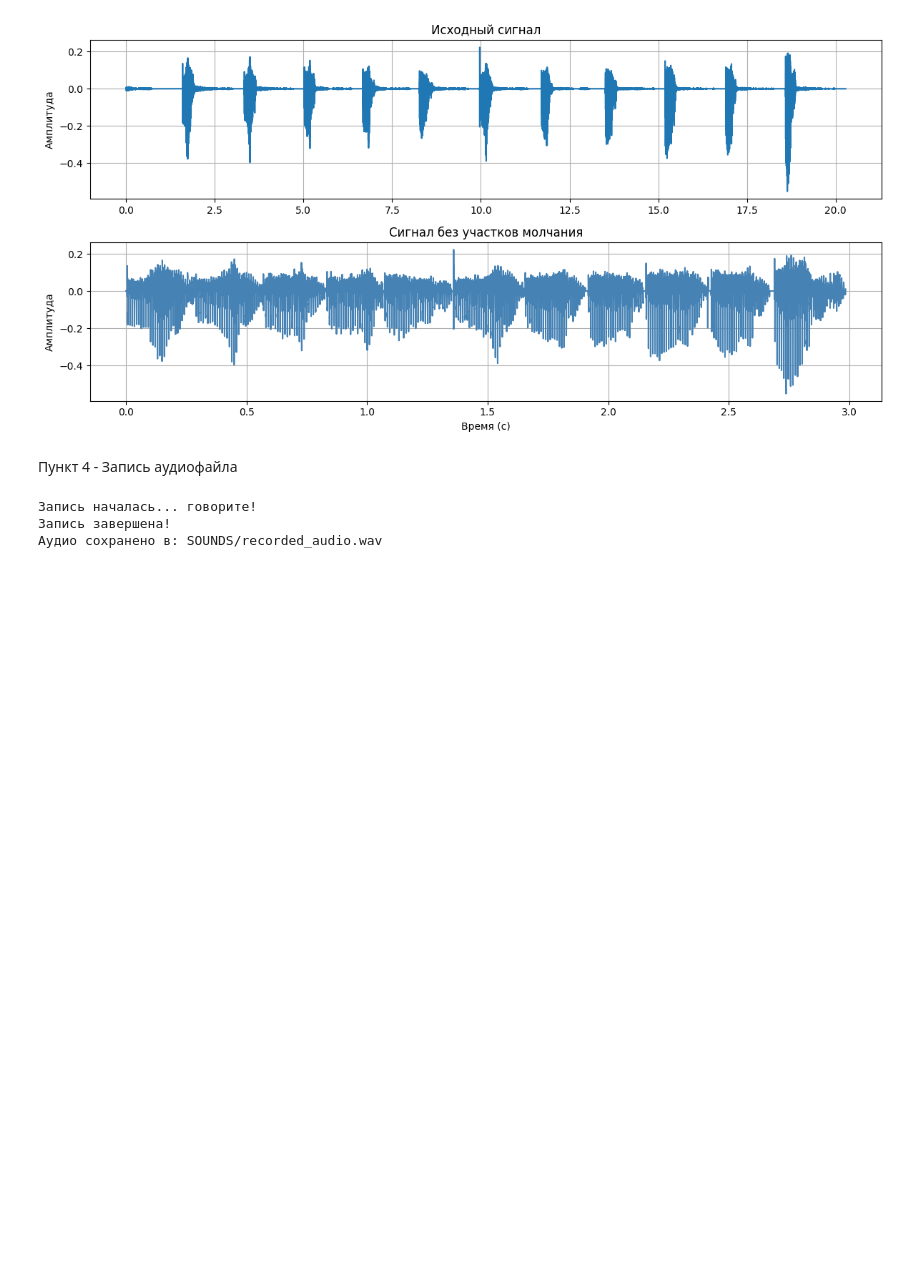
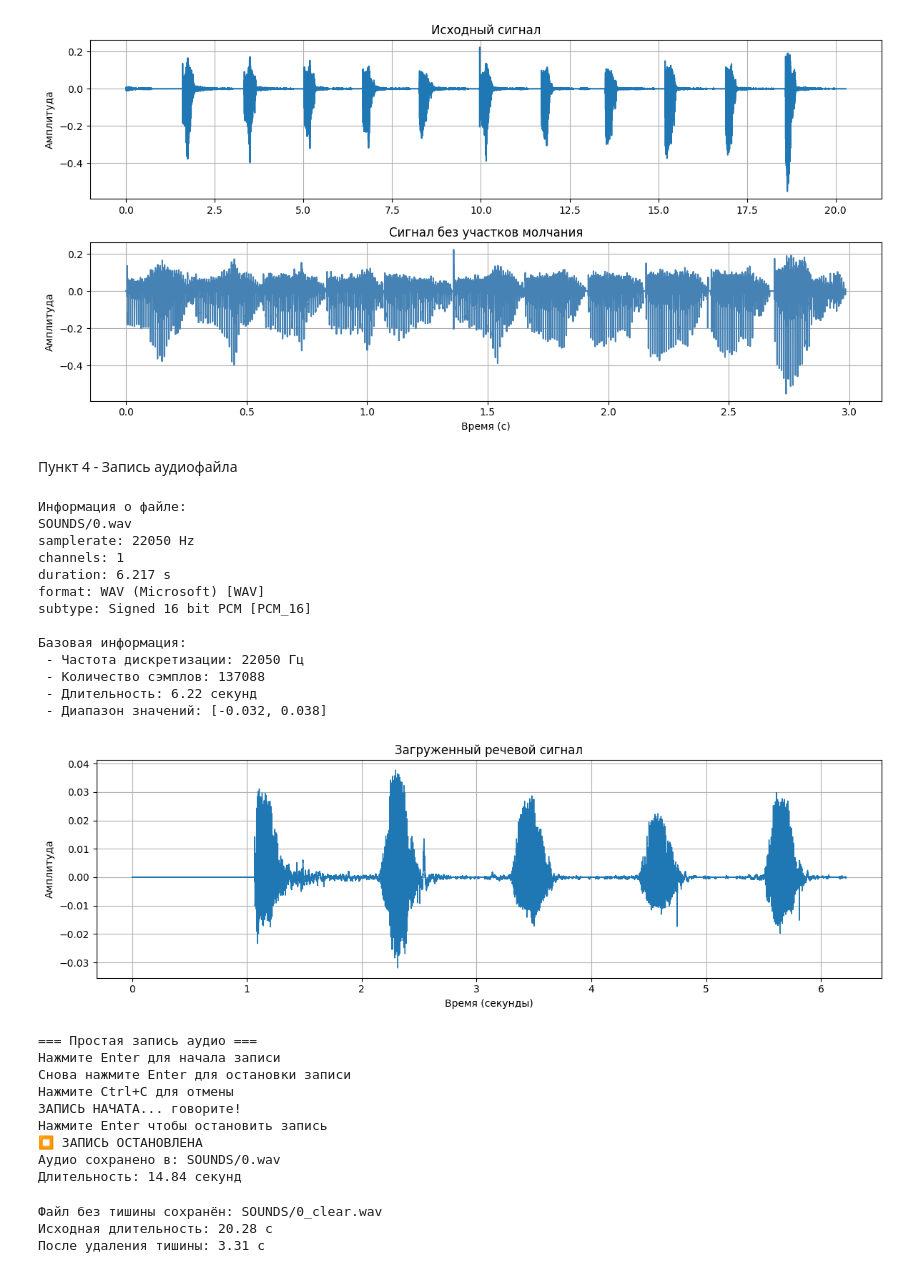
Before and after one commit to EngoyanSY/MAODI, a Jupyter notebook: LR2/MAODI_LR2.ipynb, the cells around one changed output. Saved outputs shown, nothing was run; the diff lists cells and outputs as text; code cells hidden in the pictures; blank space fills up the shorter version.

```diff
--- a/LR2/MAODI_LR2.ipynb
+++ b/LR2/MAODI_LR2.ipynb
@@ -269,7 +268,51 @@ def record_audio_sounddevice(filename, duration=5, sample_rate=22050):
+# %%
+filename = "SOUNDS/0.wav"
+# Информация о файле
+print("Информация о файле:")
+print(sf.info(filename))
+print()
+audio_signal, fs = load_audio_soundfile(filename)
+
+# Вывод базовой информации
+print("Базовая информация:")
+print(f" - Частота дискретизации: {fs} Гц")
+print(f" - Количество сэмплов: {len(audio_signal)}")
+print(f" - Длительность: {len(audio_signal)/fs:.2f} секунд")
+print(f" - Диапазон значений: [{np.min(audio_signal):.3f}, {np.max(audio_signal):.3f}]")
+
+# Визуализация
+plot_audio_signal(audio_signal, fs, "Загруженный речевой сигнал")
+# %% [output]
+Информация о файле:
+SOUNDS/0.wav
+samplerate: 22050 Hz
+channels: 1
+duration: 6.217 s
+format: WAV (Microsoft) [WAV]
+subtype: Signed 16 bit PCM [PCM_16]
+
+Базовая информация:
+ - Частота дискретизации: 22050 Гц
+ - Количество сэмплов: 137088
+ - Длительность: 6.22 секунд
+ - Диапазон значений: [-0.032, 0.038]
+[figure, added]
 # %%
-output_filename = "SOUNDS/recorded_audio.wav"
-record_audio_sounddevice(output_filename, duration=5)
+output_filename = "SOUNDS/0.wav"
+record_audio_sounddevice(output_filename)
 # %% [output]
-Запись началась... говорите!
-Запись завершена!
-Аудио сохранено в: SOUNDS/recorded_audio.wav
+=== Простая запись аудио ===
+Нажмите Enter для начала записи
+Снова нажмите Enter для остановки записи
+Нажмите Ctrl+C для отмены
+ЗАПИСЬ НАЧАТА... говорите!
+Нажмите Enter чтобы остановить запись
+⏹️ ЗАПИСЬ ОСТАНОВЛЕНА
+Аудио сохранено в: SOUNDS/0.wav
+Длительность: 14.84 секунд
+# %%
+v = remove_silence_and_save("SOUNDS/record_out.wav", "SOUNDS/0_clear.wav", 0.03, 0.5)
+# %% [output]
+Файл без тишины сохранён: SOUNDS/0_clear.wav
+Исходная длительность: 20.28 с
+После удаления тишины: 3.31 с
```
Also changed, not shown: parts of 4 cells of this notebook.
